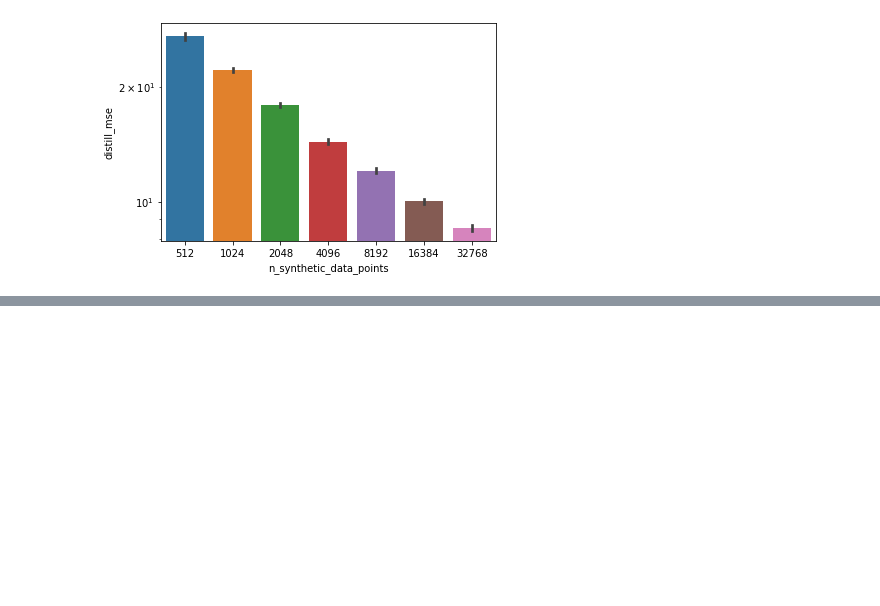
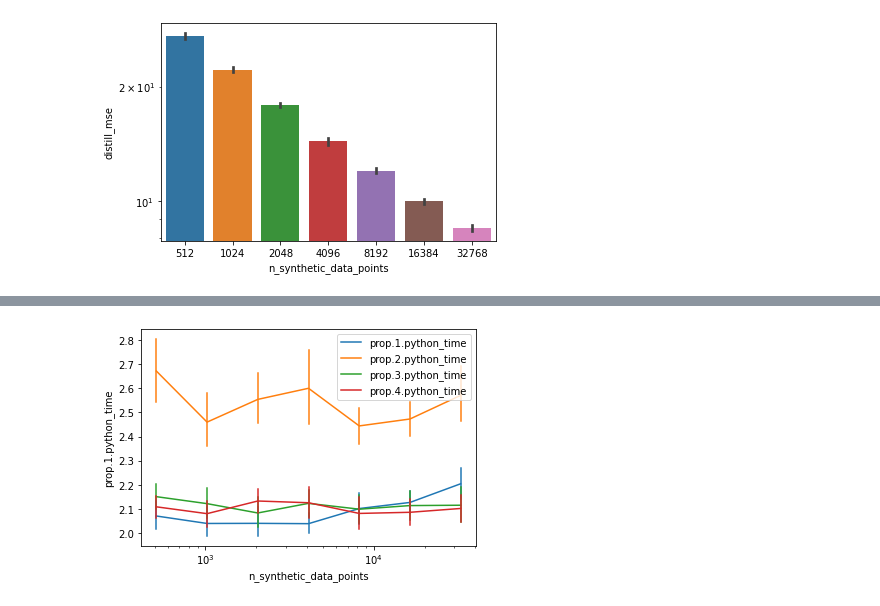
Before and after one commit to jordanperr/masters-thesis, a Jupyter notebook: distill_before_verify_experiment/visualization.ipynb, the cells around one changed output, grey strips where cells are left out. Saved outputs shown, nothing was run; the diff lists cells and outputs as text; code cells hidden in the pictures; blank space fills up the shorter version.

```diff
--- a/distill_before_verify_experiment/visualization.ipynb
+++ b/distill_before_verify_experiment/visualization.ipynb
@@ -99,0 +150,11 @@ plt.xscale("log")
+# %%
+columns = [f'prop.{p}.python_time' for p in [1,2,3,4]]
+#[results[col] > 0 for col in columns]
+
+#filtered_results = ndata_results[reduce(lambda a, b: a & b, [ndata_results[col] > 0 for col in columns])]
+for column in columns:
+    sns.lineplot(x=ndata_results["n_synthetic_data_points"], y=ndata_results[column], label=column, err_style="bars")
+
+plt.xscale("log")
+# %% [output]
+[figure, added]
```
Also changed, not shown: parts of 5 cells of this notebook, 2 other files.
